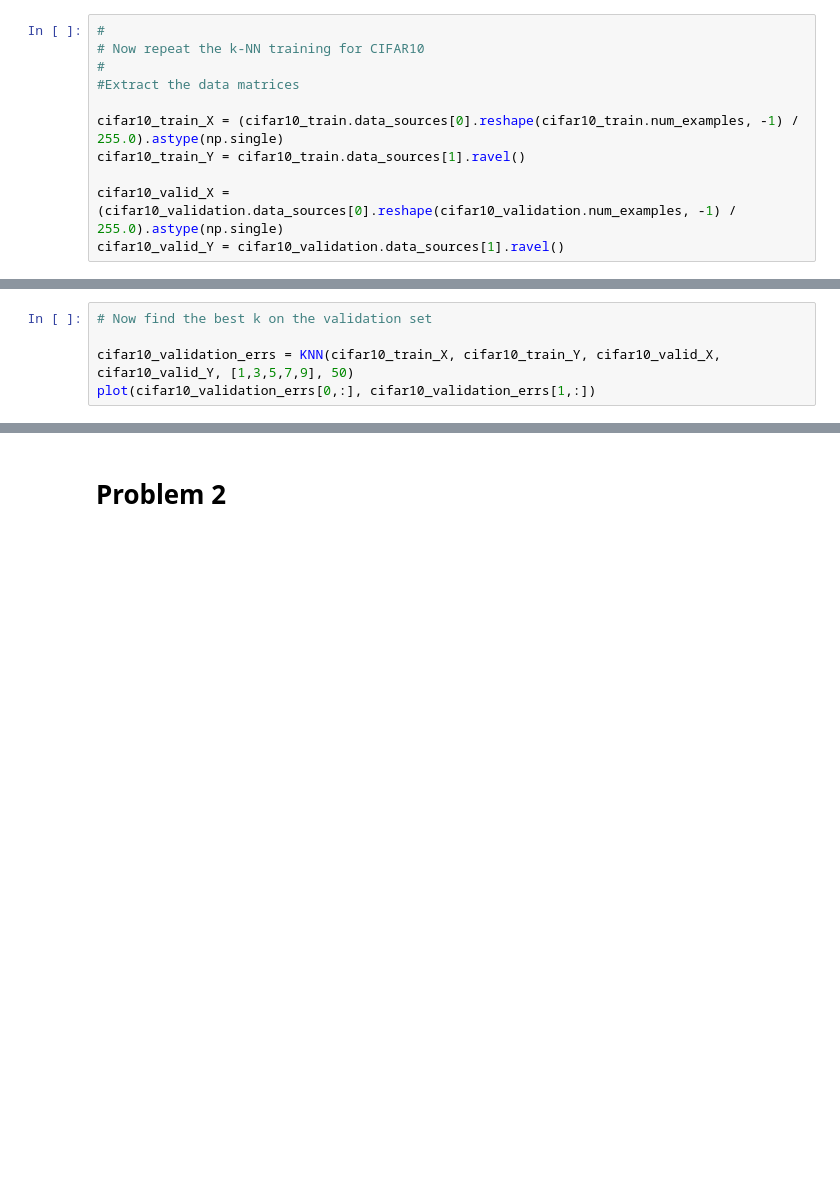
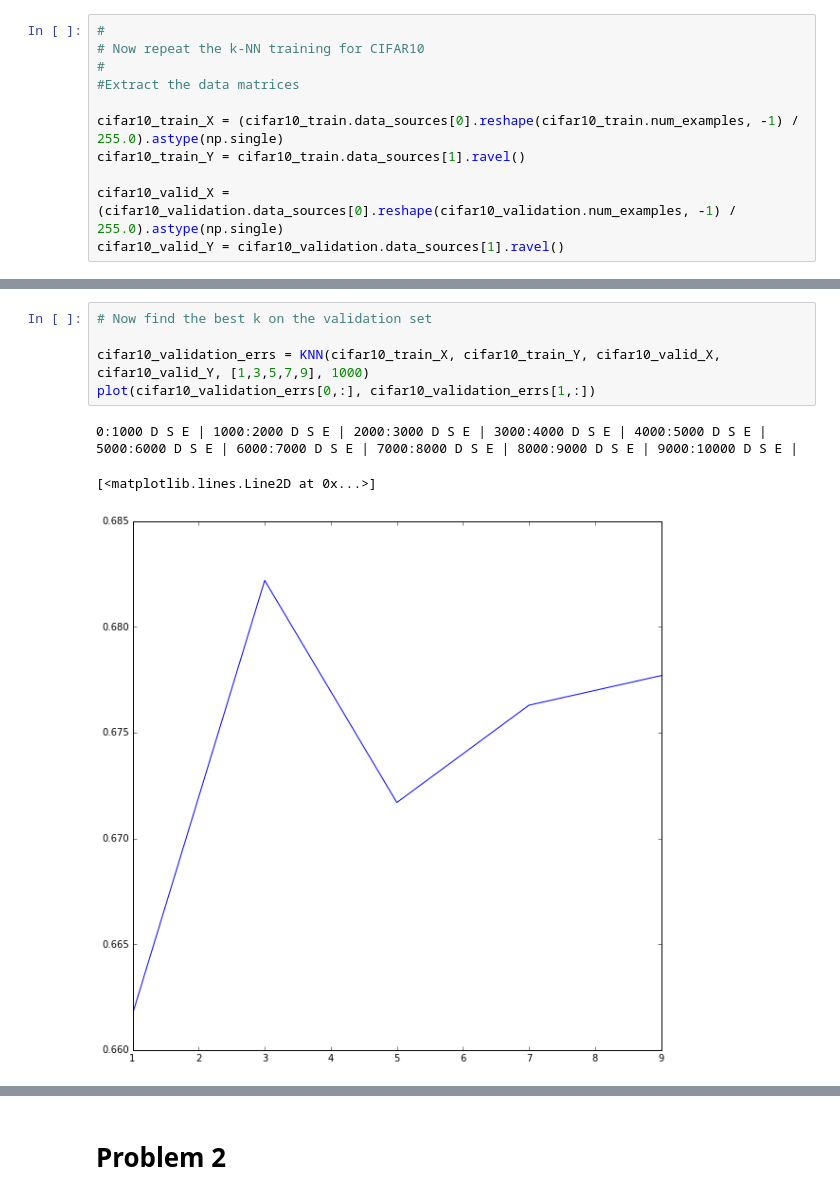
Before and after one commit to scoiatael/nn_assignments, a Jupyter notebook: assignment2/starter_code.ipynb, the cells around one changed output, grey strips where cells are left out. Drawn from its saved outputs; the diff is of its cells as text; blank space fills up the shorter version.

```diff
--- a/assignment2/starter_code.ipynb
+++ b/assignment2/starter_code.ipynb
@@ -202,8 +207,12 @@ plot(errs[0, :], errs[1, :])
 # %%
 # Now find the best k on the validation set
 
-cifar10_validation_errs = KNN(cifar10_train_X, cifar10_train_Y, cifar10_valid_X, cifar10_valid_Y, [1,3,5,7,9], 50)
+cifar10_validation_errs = KNN(cifar10_train_X, cifar10_train_Y, cifar10_valid_X, cifar10_valid_Y, [1,3,5,7,9], 1000)
 plot(cifar10_validation_errs[0,:], cifar10_validation_errs[1,:])
+# %% [output]
+0:1000 D S E | 1000:2000 D S E | 2000:3000 D S E | 3000:4000 D S E | 4000:5000 D S E | 5000:6000 D S E | 6000:7000 D S E | 7000:8000 D S E | 8000:9000 D S E | 9000:10000 D S E |
+[<matplotlib.lines.Line2D at 0x...>]
+[figure, added]
 # %%
 # Now use the best k to compute the test error
 
```
Also changed, not shown: parts of 3 cells of this notebook.
